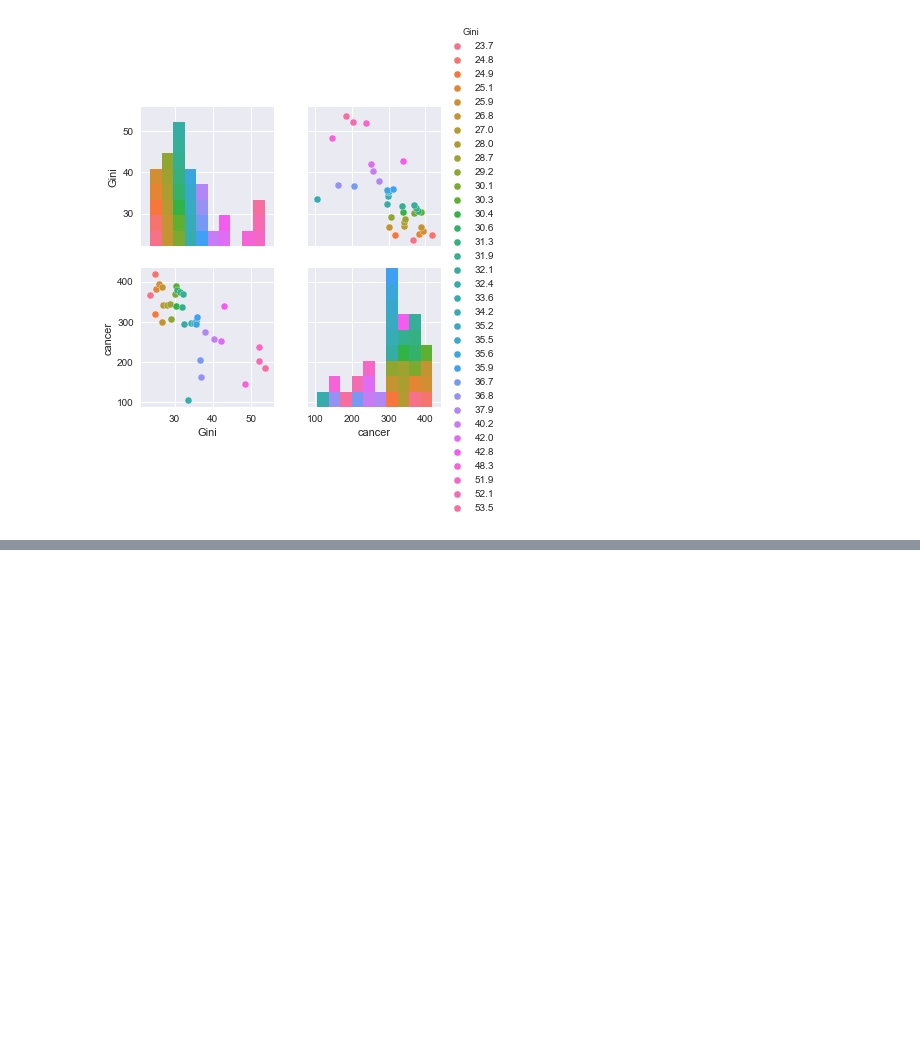
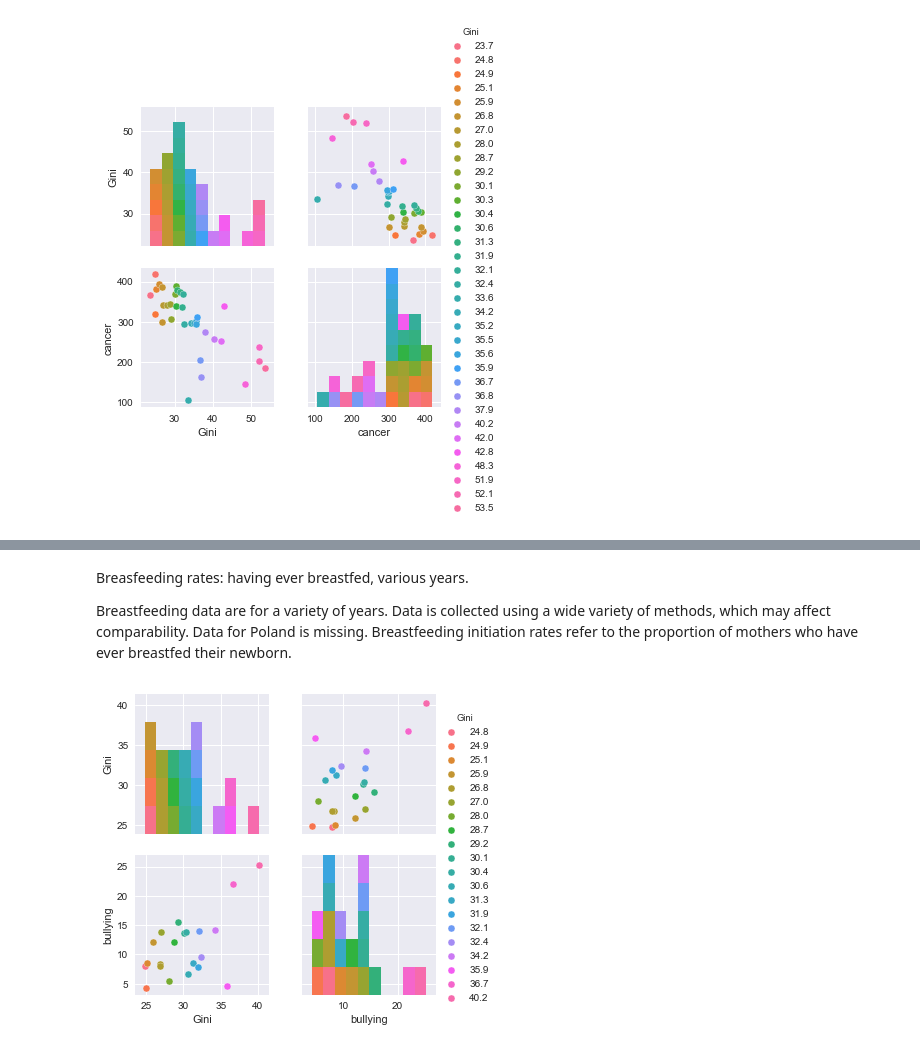
Before and after one commit to MahzadK/dataviz, a Jupyter notebook: notebooks/Correlation.ipynb, the cells around one changed output, grey strips where cells are left out. Saved outputs shown, nothing was run; the diff lists cells and outputs as text; code cells hidden in the pictures; blank space fills up the shorter version.

```diff
--- a/notebooks/Correlation.ipynb
+++ b/notebooks/Correlation.ipynb
@@ -156,0 +170,9 @@ sns.pairplot(df5, hue="Gini")
+# %% [markdown]
+Breasfeeding rates: having ever breastfed, various years.
+
+Breastfeeding data are for a variety of years. Data is collected using a wide variety of methods, which may affect comparability. Data for Poland is missing. Breastfeeding initiation rates refer to the proportion of mothers who have ever breastfed their newborn.
+# %%
+path = '../data/children/bullying.csv'
+drawMatrixScatter(path, df)
+# %% [output]
+[figure, added]
```
Also changed, not shown: parts of 41 cells of this notebook, 20 other files.
